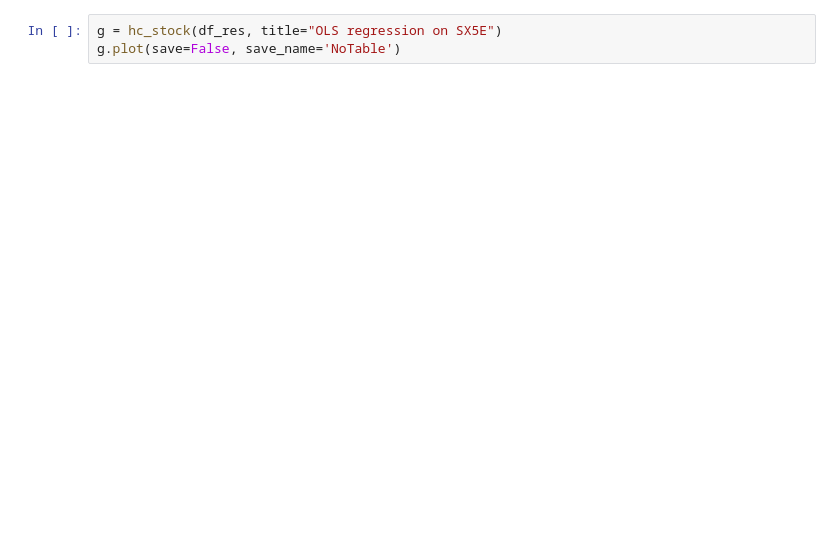
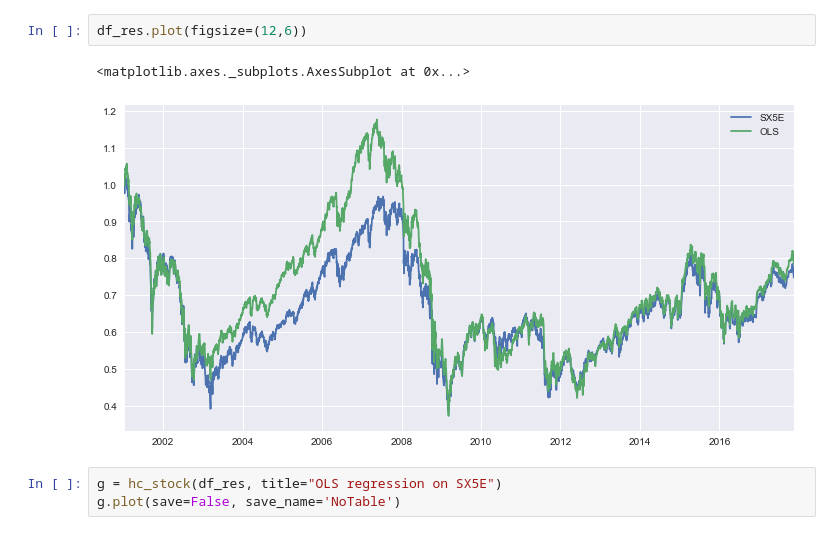
Before and after one commit to gwigniolle/Hedge-Fund-Replication, a Jupyter notebook: OLS Regression on SX5E.ipynb, the cells around one changed output. Drawn from its saved outputs; the diff is of its cells as text; blank space fills up the shorter version.

```diff
--- a/OLS Regression on SX5E.ipynb
+++ b/OLS Regression on SX5E.ipynb
@@ -46,3 +43,8 @@ df_res.head()
+# %%
+df_res.plot(figsize=(12,6))
+# %% [output]
+<matplotlib.axes._subplots.AxesSubplot at 0x...>
+[figure, added]
 # %%
 g = hc_stock(df_res, title="OLS regression on SX5E")
 g.plot(save=False, save_name='NoTable')
```
Also changed, not shown: parts of 5 cells of this notebook, 1 other file.
